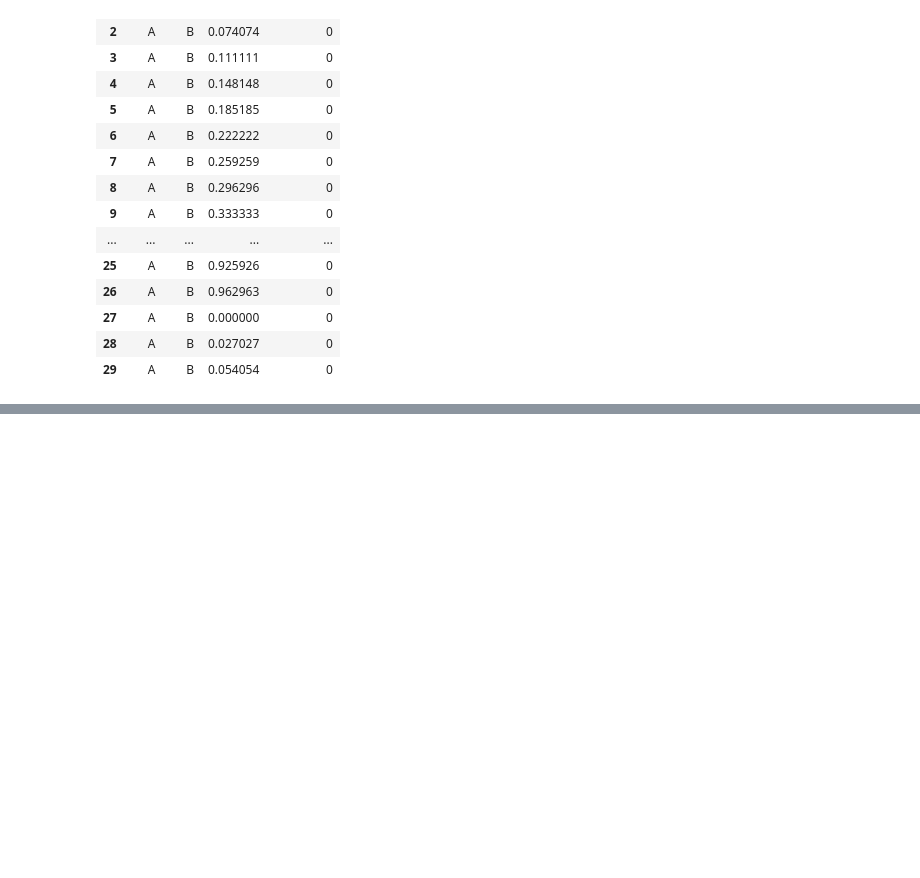
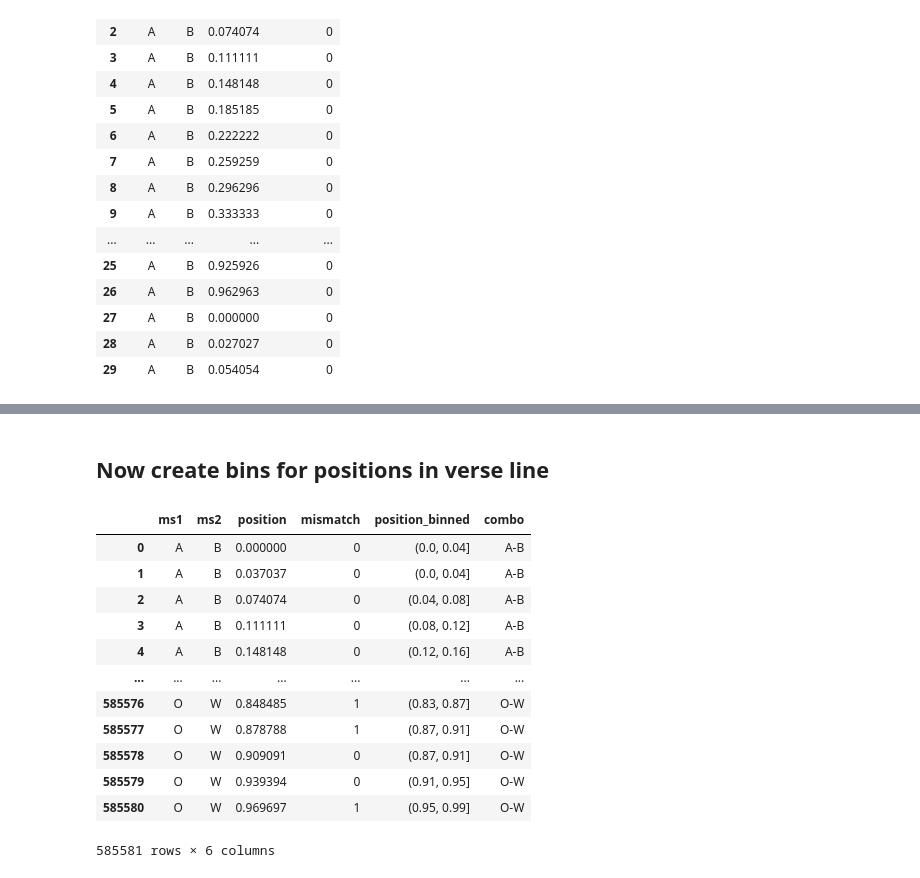
Before and after one commit to SofieMoors/collateconstraints, a Jupyter notebook: src/align.ipynb, the cells around one changed output, grey strips where cells are left out. Cells and saved outputs as stored; diff of their text form; code cells hidden in the pictures; blank space fills up the shorter version.

```diff
--- a/src/align.ipynb
+++ b/src/align.ipynb
@@ -152,0 +154,26 @@ mismatches.groupby('position')['mismatch'].mean().rolling(window=100).mean().plo
+# %% [markdown]
+## Now create bins for positions in verse line
+# %%
+bins = 25
+
+edges = np.linspace(mismatches.position.min(), mismatches.position.max(), bins+1).astype(float).round(2)
+
+labels = [f'({edges[i]}, {edges[i+1]}]' for i in range(bins)]
+mismatches['position_binned'] = pd.cut(mismatches.position, bins=bins, labels=labels)
+mismatches['combo'] = mismatches["ms1"]+'-'+mismatches["ms2"]
+
+mismatches
+# %% [output]
+|  | ms1 | ms2 | position | mismatch | position_binned | combo |
+| 0 | A | B | 0.000000 | 0 | (0.0, 0.04] | A-B |
+| 1 | A | B | 0.037037 | 0 | (0.0, 0.04] | A-B |
+| 2 | A | B | 0.074074 | 0 | (0.04, 0.08] | A-B |
+| 3 | A | B | 0.111111 | 0 | (0.08, 0.12] | A-B |
+| 4 | A | B | 0.148148 | 0 | (0.12, 0.16] | A-B |
+| ... | ... | ... | ... | ... | ... | ... |
+| 585576 | O | W | 0.848485 | 1 | (0.83, 0.87] | O-W |
+| 585577 | O | W | 0.878788 | 1 | (0.87, 0.91] | O-W |
+| 585578 | O | W | 0.909091 | 0 | (0.87, 0.91] | O-W |
+| 585579 | O | W | 0.939394 | 0 | (0.91, 0.95] | O-W |
+| 585580 | O | W | 0.969697 | 1 | (0.95, 0.99] | O-W |
+585581 rows × 6 columns
```
Also changed, not shown: parts of 6 cells of this notebook.
